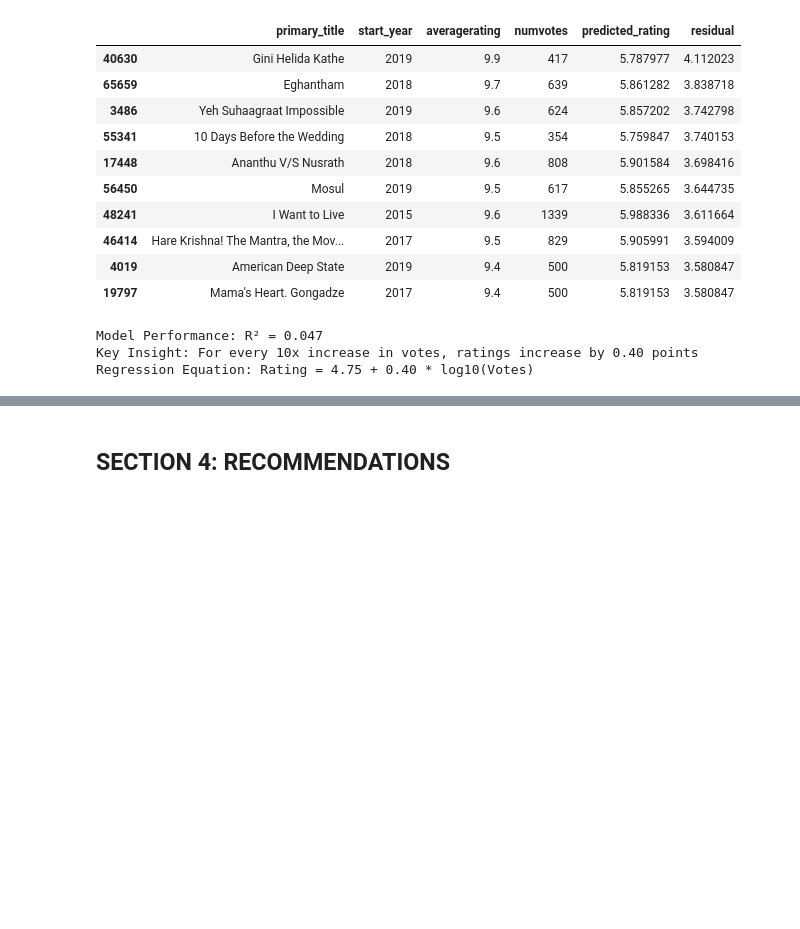
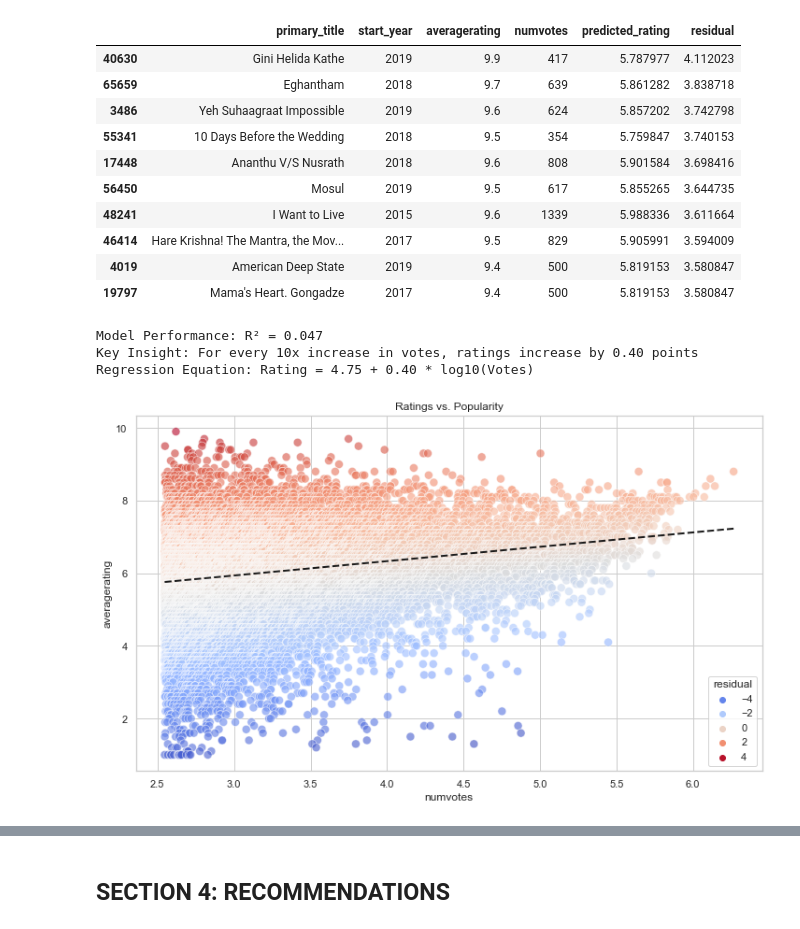
Before and after one commit to KweyuV/dsc-phase-2-project-group4, a Jupyter notebook: workbook_1.ipynb, the cells around one changed output, grey strips where cells are left out. Cells and saved outputs as stored; diff of their text form; code cells hidden in the pictures; blank space fills up the shorter version.

Commit message:
Create regression line, plot top 5 films bar chart

```diff
--- a/workbook_1.ipynb
+++ b/workbook_1.ipynb
@@ -451,3 +453,28 @@ print(f"Regression Equation: Rating = {intercept:.2f} + {slope:.2f} * log10(Vote
 Model Performance: R² = 0.047
 Key Insight: For every 10x increase in votes, ratings increase by 0.40 points
 Regression Equation: Rating = 4.75 + 0.40 * log10(Votes)
+# %%
+# Setting our visual style
+sns.set_style("whitegrid")
+plt.rcParams['font.size'] = 12
+
+
+# The big picture: Ratings vs. Popularity
+plt.figure(figsize=(12, 7))
+sns.scatterplot(
+    x=np.log10(established_films['numvotes']),
+    y=established_films['averagerating'],
+    hue=established_films['residual'],
+    palette='coolwarm',
+    alpha=0.6,
+    s=80
+)
+
+# Regression line
+x_vals = np.array([X.min(), X.max()])
+y_vals = intercept + slope * x_vals
+plt.plot(x_vals, y_vals, 'k--', linewidth=2, label='Popularity Trend')
+plt.title("Ratings vs. Popularity")
+plt.show();
+# %% [output]
+[figure, added]
```
Also changed, not shown: parts of 3 cells of this notebook.
